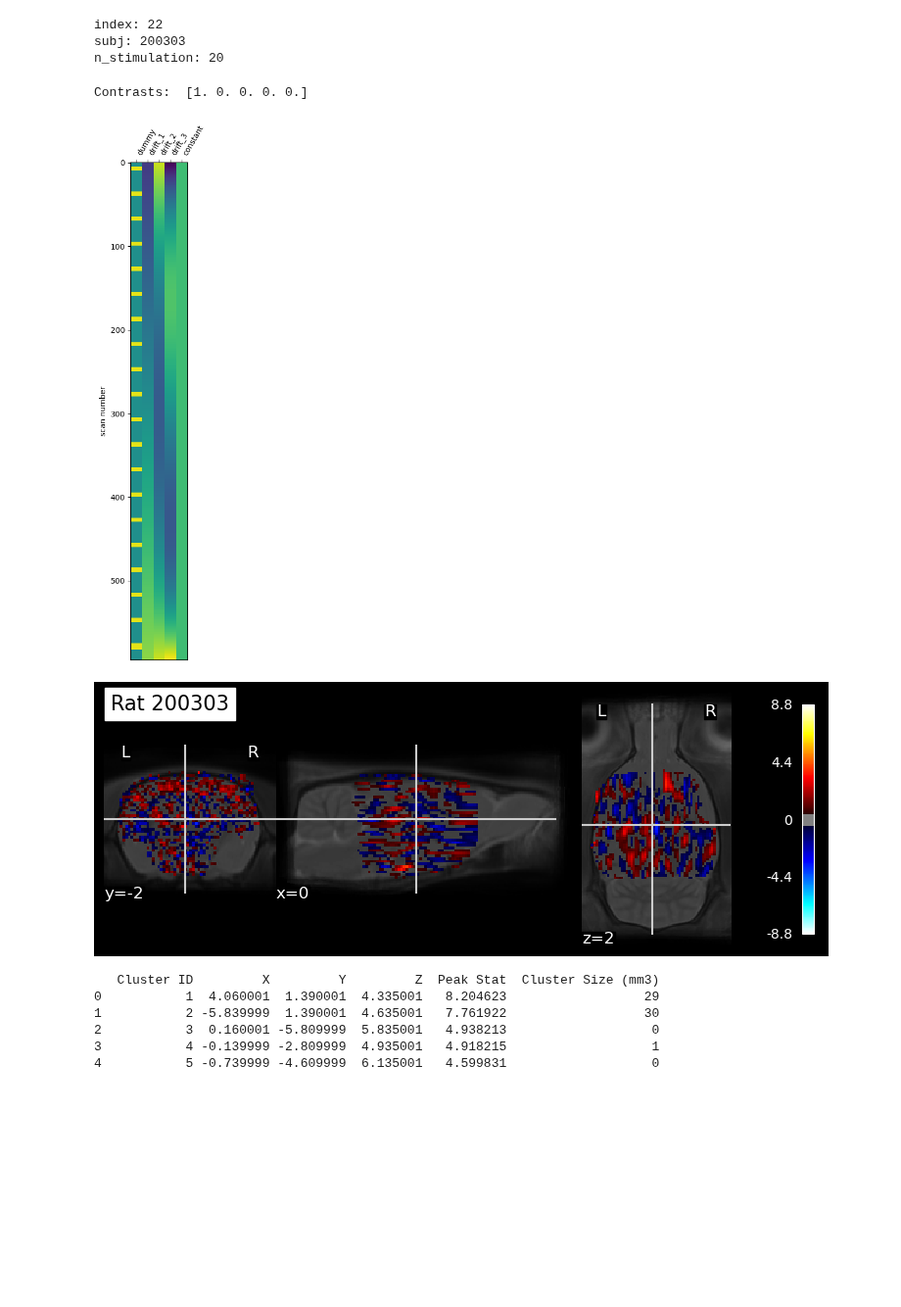
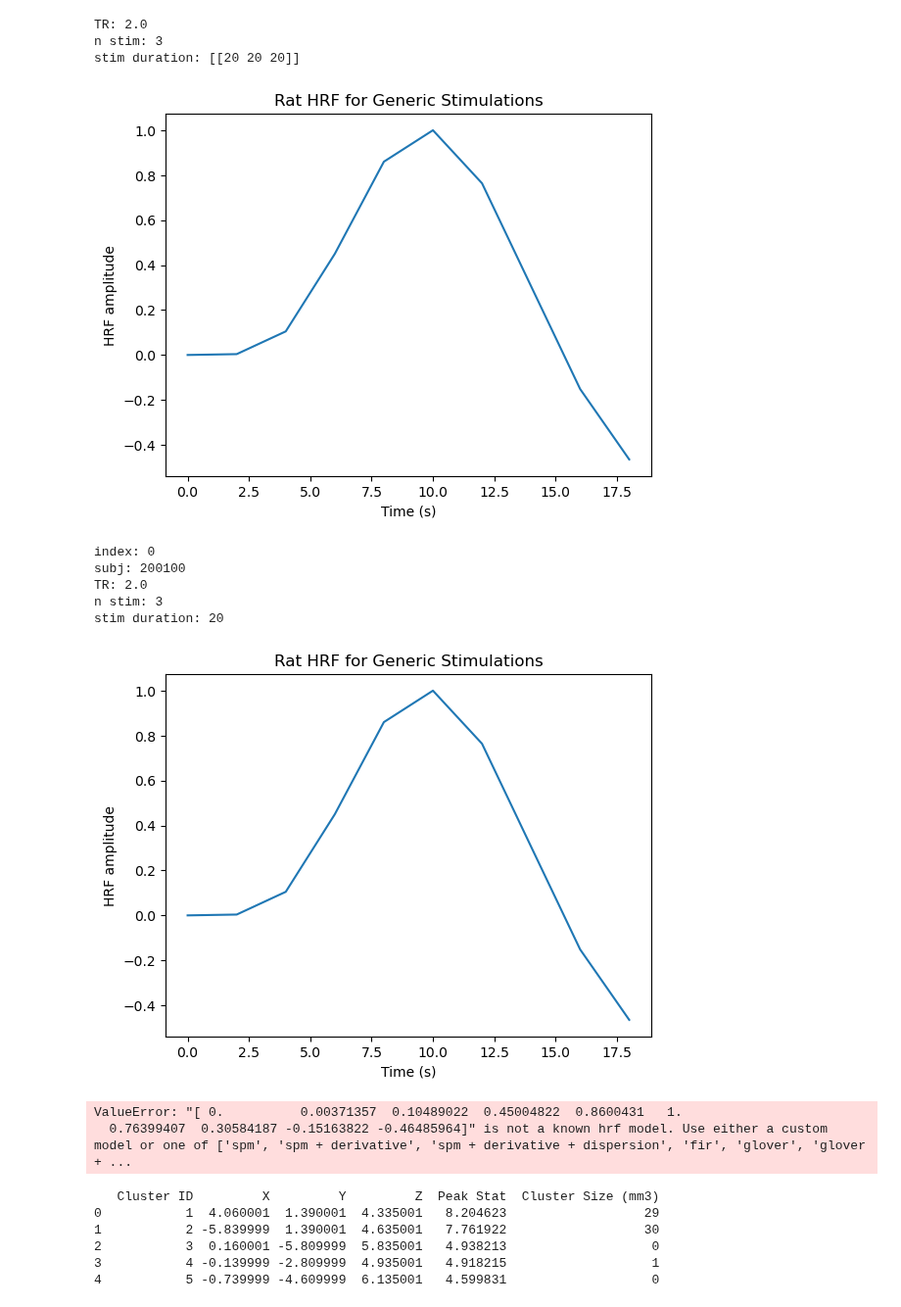
Before and after one commit to grandjeanlab/multirat_se, a Jupyter notebook: script/first_level_glm.ipynb, the cells around one changed output. Shown at 98% size. Saved outputs shown, nothing was run; the diff lists cells and outputs as text; code cells hidden in the pictures; blank space fills up the shorter version.

```diff
--- a/script/first_level_glm.ipynb
+++ b/script/first_level_glm.ipynb
@@ -91,10 +111,29 @@ def rat_hrf(tr, n_trs):
+# %%
+# - Try before GLM -
+
+index = 0
+
+tr = (df.iloc[index]['func.TR'])
+duration = int(df.loc[index, 'func.sensory.duration'].split(',')[0].strip())
+n_tr = np.count_nonzero((np.matrix(df.iloc[index]['func.sensory.onset']))) #count number of stimulation, number of onset
+
+print('TR:', tr)
+print('n stim:', n_tr)
+print('stim duration:', durations)
+
+rat_model = rat_hrf_generic(duration, tr)
+# %% [output]
+TR: 2.0
+n stim: 3
+stim duration: [[20 20 20]]
+[figure, added]
 # %%
 # ---------- FIRST LEVEL ANALYSIS ------------
 
 df = pd.read_csv(metadata_path, sep='\t')
 df = df.loc[(df['exclude'] != 'yes')]
 
-for index in range(22, 23):
+for index in range(0, 1):
 
     subj_num=str(df.iloc[index]['rat.sub'])[:-2]
     print('index:', index)
@@ -105,12 +144,20 @@ for index in range(22, 23):
     #subject_path = glob.glob('/project/4180000.19/multirat_stim/test_3dresample/output/sub-0{}_ses-1*'.format(subj_num))[0]
 
 
+
+
     # --- Specify the rat hrf ---
 
     tr = (df.iloc[index]['func.TR'])
-    n_trs = np.count_nonzero((np.matrix(df.iloc[index]['func.sensory.onset']))) #count number of stimulation, number of onset
-    hrf_model = rat_hrf(tr, n_trs)
-    print('n_stimulation:', n_trs)
+    n_tr = np.count_nonzero((np.matrix(df.iloc[index]['func.sensory.onset'])))   #count number of stimulation, number of onset
+    duration = int(df.loc[index, 'func.sensory.duration'].split(',')[0].strip())
+
+    print('TR:', tr)
+    print('n stim:', n_tr)
+    print('stim duration:', duration)
+
+    rat_model = rat_hrf_generic(duration, tr)
+    #rat_model = rat_hrf(tr, n_trs)
 
     func_img = nib.load(subject_path)
     header = func_img.header
@@ -118,14 +165,12 @@ for index in range(22, 23):
     n_scans = func_img.shape[3]
     frame_times = np.arange(n_scans) * tr                             # corresponding frame times
 
-
     # --- Events regressor ---
 
     onset = np.matrix(df.iloc[index]['func.sensory.onset']).A[0]
-    duration = np.matrix(df.iloc[index]['func.sensory.duration']).A[0]
-    events = pd.DataFrame({'onset': onset,'duration': duration})
-    events_list = events.append(events)
-
+    durations = np.matrix(df.iloc[index]['func.sensory.duration']).A[0]
+    trial_type = np.ones_like(onset)
+    events = pd.DataFrame({'onset': onset,'duration': durations, 'trial_type': trial_type})
 
     # --- Motion regressors ---
 
@@ -143,19 +188,19 @@ for index in range(22, 23):
 
     design_matrix = make_first_level_design_matrix(frame_times=frame_times,
                                                    events=events,
-                                                   add_regs=motion,
-                                                   add_reg_names=motion_names,
+                                                   #add_regs=motion,
+                                                   #add_reg_names=motion_names,
                                                    drift_model="polynomial",
                                                    drift_order=3,
-                                                   hrf_model=hrf_model,
+                                                   hrf_model=rat_model,
                                                    high_pass=0.01)
     plot_design_matrix(design_matrix)
     savetxt(matrix_dir+'matrix_sub-0{}_ses-1.csv'.format(subj_num), design_matrix, delimiter=',')
 
 
-    # --- Fitting a first-level model ---
+    # --- Fitting a first-level model ----
 
-    fmri_glm = FirstLevelModel(t_r=7,
+    fmri_glm = FirstLevelModel(t_r=tr,
                                drift_model='polynomial',
                                signal_scaling=False,
                                minimize_memory=False)
@@ -189,12 +234,14 @@ for index in range(22, 23):
 
     plt.savefig(image_dir+'stat_map_sub-0{}_ses-1.png'.format(subj_num))
 # %% [output]
-index: 22
-subj: 200303
-n_stimulation: 20
+index: 0
+subj: 200100
+TR: 2.0
+n stim: 3
+stim duration: 20
+[figure, new version]
-Contrasts:  [1. 0. 0. 0. 0.]
+ValueError: "[ 0.          0.00371357  0.10489022  0.45004822  0.8600431   1.
+  0.76399407  0.30584187 -0.15163822 -0.46485964]" is not a known hrf model. Use either a custom model or one of ['spm', 'spm + derivative', 'spm + derivative + dispersion', 'fir', 'glover', 'glover + ...
-[figure, old version]
-[figure, removed]
 # %%
     # -- Extract clusters --
 
```
Also changed, not shown: parts of 3 cells of this notebook.
